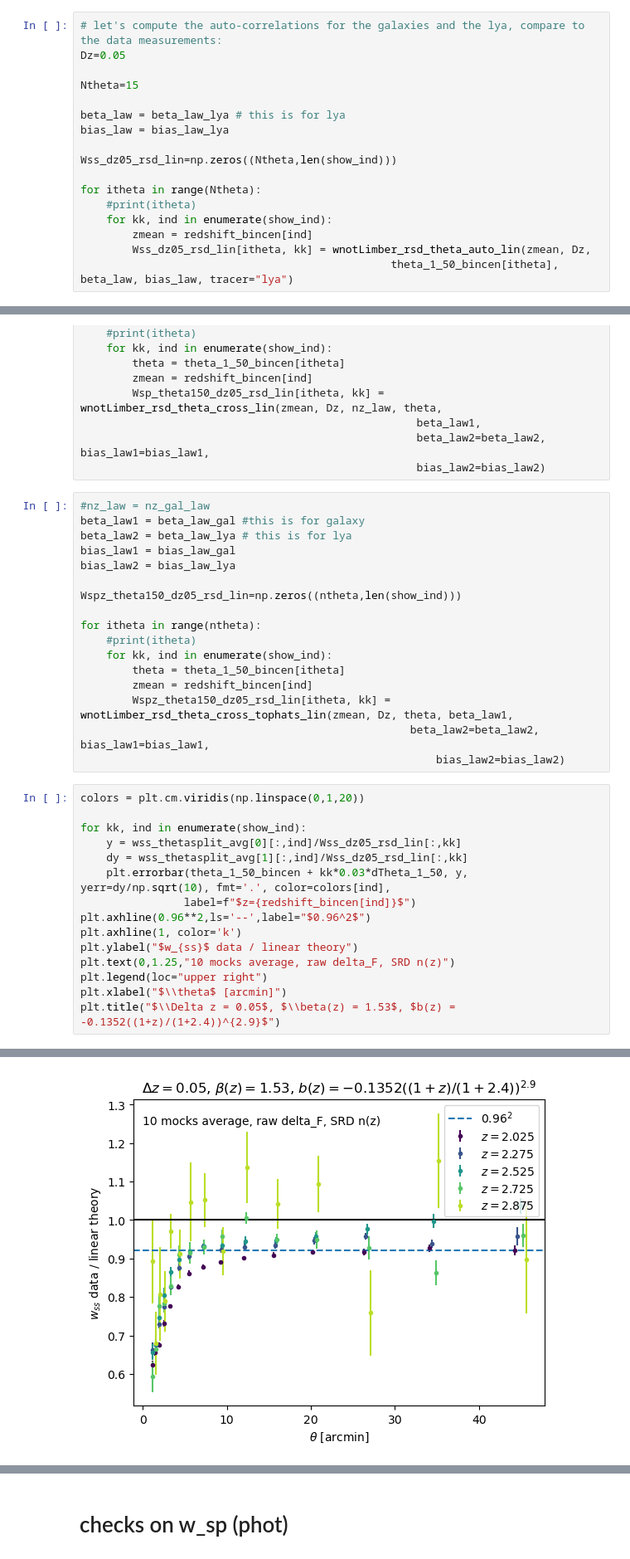
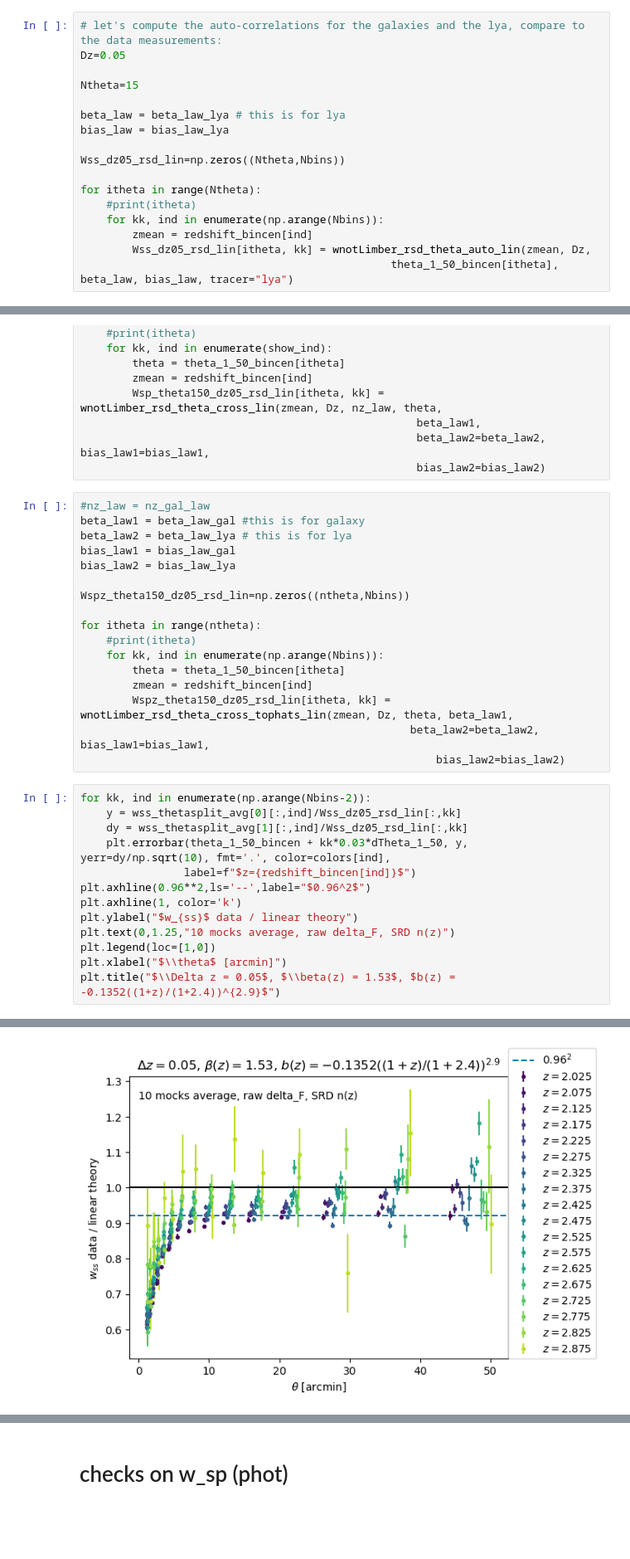
Before and after one commit to hangqianjun/lya_forest_clustering_z, a Jupyter notebook: notebooks/results-DESC_SRD.ipynb, the cells around one changed output, grey strips where cells are left out. Shown at 83% size. Saved outputs shown, nothing was run; the diff lists cells and outputs as text; blank space fills up the shorter version.

```diff
--- a/notebooks/results-DESC_SRD.ipynb
+++ b/notebooks/results-DESC_SRD.ipynb
@@ -619,11 +631,11 @@ Ntheta=15
 beta_law = beta_law_lya # this is for lya
 bias_law = bias_law_lya
 
-Wss_dz05_rsd_lin=np.zeros((Ntheta,len(show_ind)))
+Wss_dz05_rsd_lin=np.zeros((Ntheta,Nbins))
 
 for itheta in range(Ntheta):
     #print(itheta)
-    for kk, ind in enumerate(show_ind):
+    for kk, ind in enumerate(np.arange(Nbins)):
         zmean = redshift_bincen[ind]
         Wss_dz05_rsd_lin[itheta, kk] = wnotLimber_rsd_theta_auto_lin(zmean, Dz,
                                                 theta_1_50_bincen[itheta], beta_law, bias_law, tracer="lya")
@@ -667,31 +679,29 @@ beta_law2 = beta_law_lya # this is for lya
 bias_law1 = bias_law_gal
 bias_law2 = bias_law_lya
 
-Wspz_theta150_dz05_rsd_lin=np.zeros((ntheta,len(show_ind)))
+Wspz_theta150_dz05_rsd_lin=np.zeros((ntheta,Nbins))
 
 for itheta in range(ntheta):
     #print(itheta)
-    for kk, ind in enumerate(show_ind):
+    for kk, ind in enumerate(np.arange(Nbins)):
         theta = theta_1_50_bincen[itheta]
         zmean = redshift_bincen[ind]
         Wspz_theta150_dz05_rsd_lin[itheta, kk] = wnotLimber_rsd_theta_cross_tophats_lin(zmean, Dz, theta, beta_law1,
                                                    beta_law2=beta_law2, bias_law1=bias_law1,
                                                        bias_law2=bias_law2)
 # %%
-colors = plt.cm.viridis(np.linspace(0,1,20))
-
-for kk, ind in enumerate(show_ind):
+for kk, ind in enumerate(np.arange(Nbins-2)):
     y = wss_thetasplit_avg[0][:,ind]/Wss_dz05_rsd_lin[:,kk]
     dy = wss_thetasplit_avg[1][:,ind]/Wss_dz05_rsd_lin[:,kk]
     plt.errorbar(theta_1_50_bincen + kk*0.03*dTheta_1_50, y, yerr=dy/np.sqrt(10), fmt='.', color=colors[ind],
                 label=f"$z={redshift_bincen[ind]}$")
 plt.axhline(0.96**2,ls='--',label="$0.96^2$")
 plt.axhline(1, color='k')
 plt.ylabel("$w_{ss}$ data / linear theory")
 plt.text(0,1.25,"10 mocks average, raw delta_F, SRD n(z)")
-plt.legend(loc="upper right")
+plt.legend(loc=[1,0])
 plt.xlabel("$\\theta$ [arcmin]")
 plt.title("$\\Delta z = 0.05$, $\\beta(z) = 1.53$, $b(z) = -0.1352((1+z)/(1+2.4))^{2.9}$")
 # %% [output]
 Text(0.5, 1.0, '$\\Delta z = 0.05$, $\\beta(z) = 1.53$, $b(z) = -0.1352((1+z)/(1+2.4))^{2.9}$')
-[figure, old version]
+[figure, new version]
```
Also changed, not shown: parts of 43 cells of this notebook, 17 other files.
